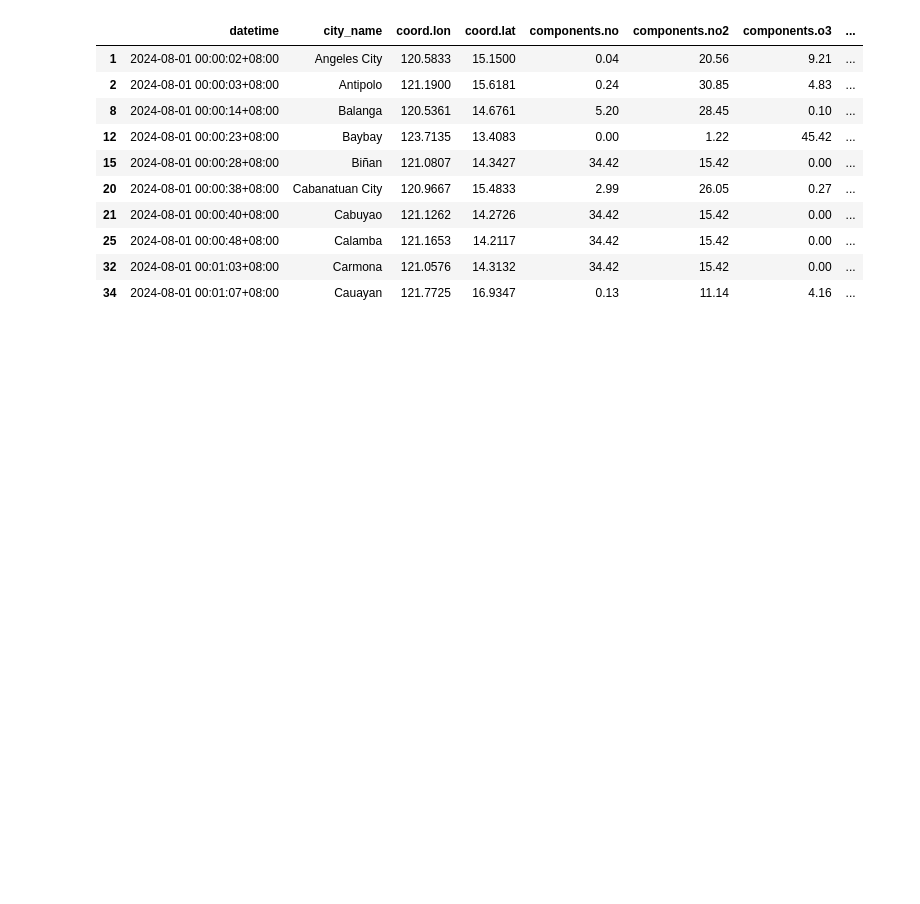
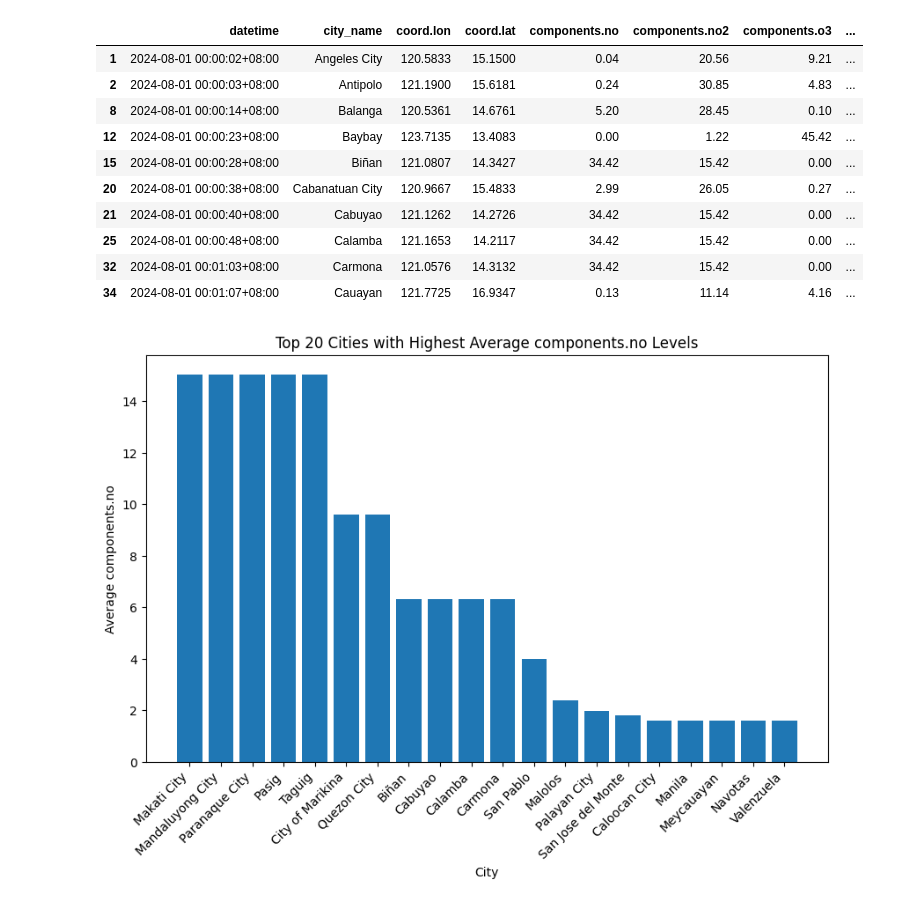
Before and after one commit to ParantarUrielAlexis/Spotify-Analysis, a Jupyter notebook: data.ipynb, the cells around one changed output. Saved outputs shown, nothing was run; the diff lists cells and outputs as text; code cells hidden in the pictures; blank space fills up the shorter version.

```diff
--- a/data.ipynb
+++ b/data.ipynb
@@ -259,3 +273,27 @@ display(spikes_with_coordinates.head(10))
 | 25 | 2024-08-01 00:00:48+08:00 | Calamba | 121.1653 | 14.2117 | 34.42 | 15.42 | 0.00 | ... |
 | 32 | 2024-08-01 00:01:03+08:00 | Carmona | 121.0576 | 14.3132 | 34.42 | 15.42 | 0.00 | ... |
 | 34 | 2024-08-01 00:01:07+08:00 | Cauayan | 121.7725 | 16.9347 | 0.13 | 11.14 | 4.16 | ... |
+# %%
+
+# Select the desired pollutant (e.g., 'components.pm2_5') and convert 'datetime' to datetime type
+df = pd.DataFrame(data)
+
+pollutant_NO = 'components.no'
+df['datetime'] = pd.to_datetime(df['datetime'].str.strip('"'))
+
+# Group data by city and calculate the average pollutant level
+average_NO = df.groupby('city_name')[pollutant_NO].mean()
+
+# Plot the average pollutant levels for each city
+top_20_cities = average_NO.nlargest(20)
+
+# Plot the top 20 cities with the highest average PM2.5 levels
+plt.figure(figsize=(10, 6))
+plt.bar(top_20_cities.index, top_20_cities.values)
+plt.xlabel('City')
+plt.ylabel(f'Average {pollutant_NO}')
+plt.title(f'Top 20 Cities with Highest Average {pollutant_NO} Levels')
+plt.xticks(rotation=45, ha='right')
+plt.show()
+# %% [output]
+[figure, added]
```
Also changed, not shown: parts of 9 cells of this notebook.
